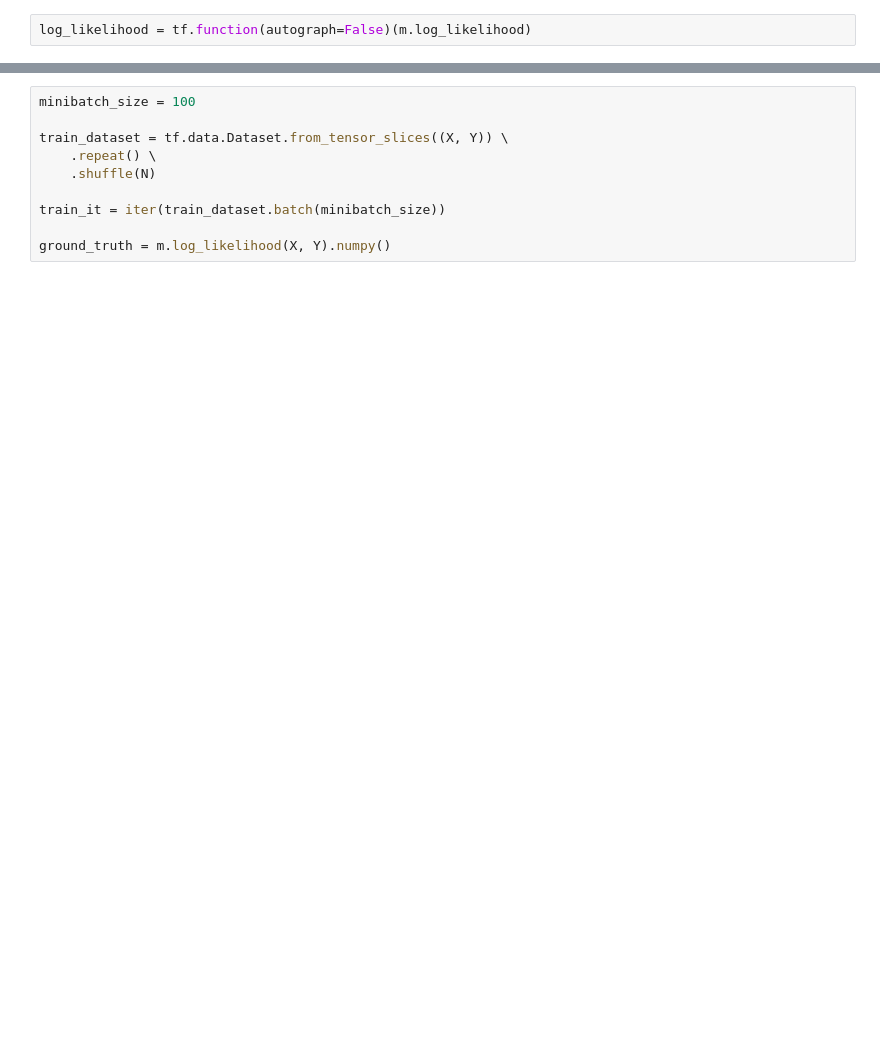
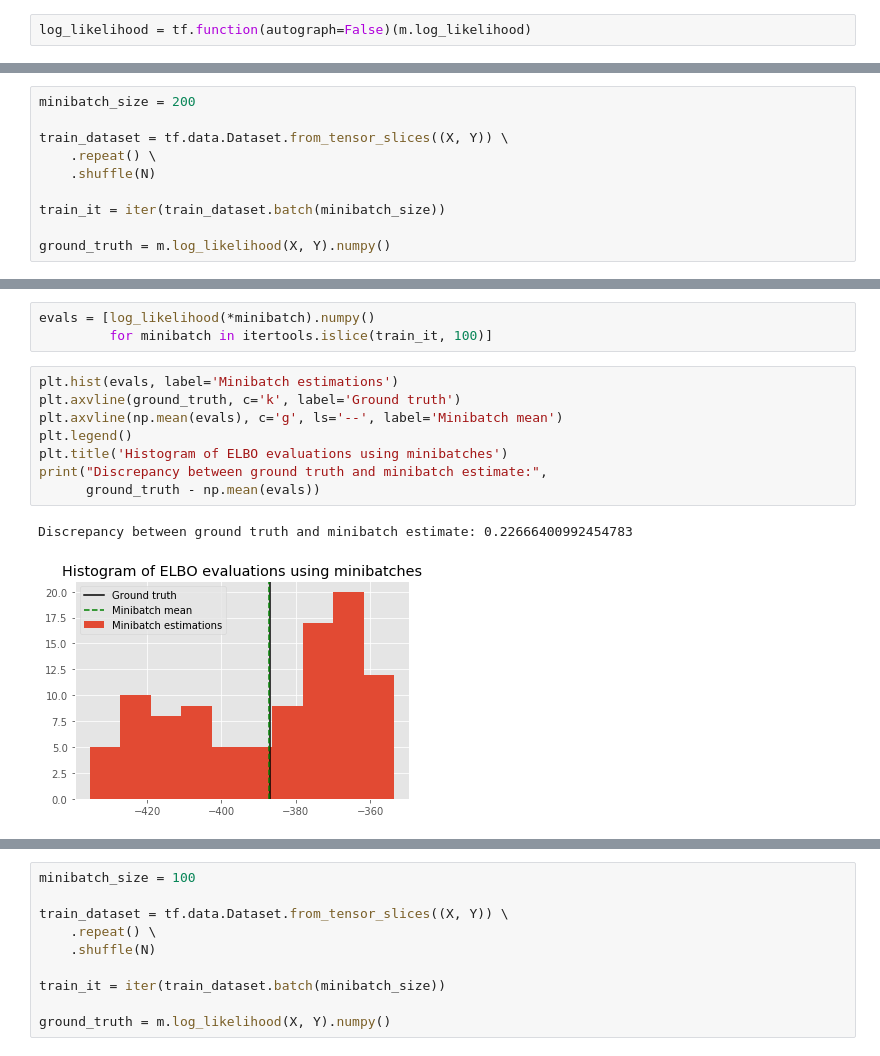
Before and after one commit to roksikonja/dslab_virgo_tsi, a Jupyter notebook: GPforLargeScale.ipynb, the cells around one changed output, grey strips where cells are left out. Drawn from its saved outputs; the diff is of its cells as text; blank space fills up the shorter version.

```diff
--- a/GPforLargeScale.ipynb
+++ b/GPforLargeScale.ipynb
@@ -65,0 +117,10 @@ log_likelihood(X, Y)
+# %%
+minibatch_size = 200
+
+train_dataset = tf.data.Dataset.from_tensor_slices((X, Y)) \
+    .repeat() \
+    .shuffle(N)
+
+train_it = iter(train_dataset.batch(minibatch_size))
+
+ground_truth = m.log_likelihood(X, Y).numpy()
@@ -65,0 +132,14 @@ log_likelihood(X, Y)
+# %%
+evals = [log_likelihood(*minibatch).numpy()
+         for minibatch in itertools.islice(train_it, 100)]
+# %%
+plt.hist(evals, label='Minibatch estimations')
+plt.axvline(ground_truth, c='k', label='Ground truth')
+plt.axvline(np.mean(evals), c='g', ls='--', label='Minibatch mean')
+plt.legend()
+plt.title('Histogram of ELBO evaluations using minibatches')
+print("Discrepancy between ground truth and minibatch estimate:",
+      ground_truth - np.mean(evals))
+# %% [output]
+Discrepancy between ground truth and minibatch estimate: 0.22666400992454783
+[figure, added]
```
Also changed, not shown: parts of 60 cells of this notebook, 1 other file.
